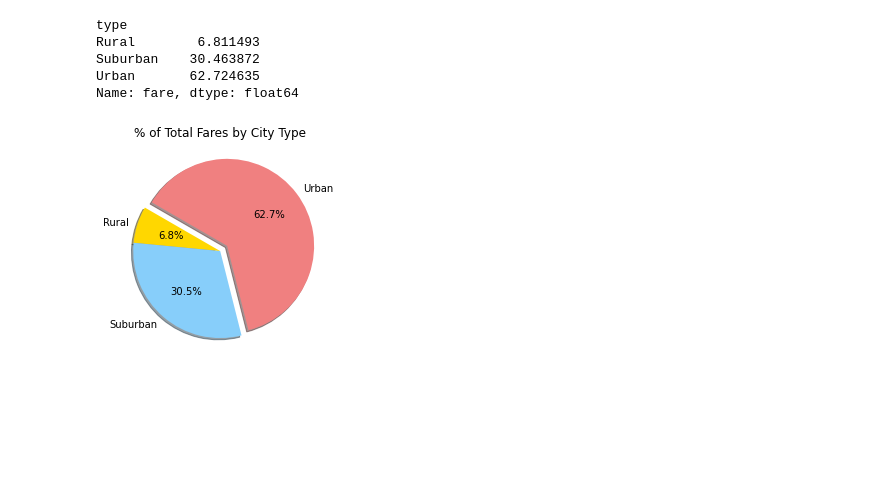
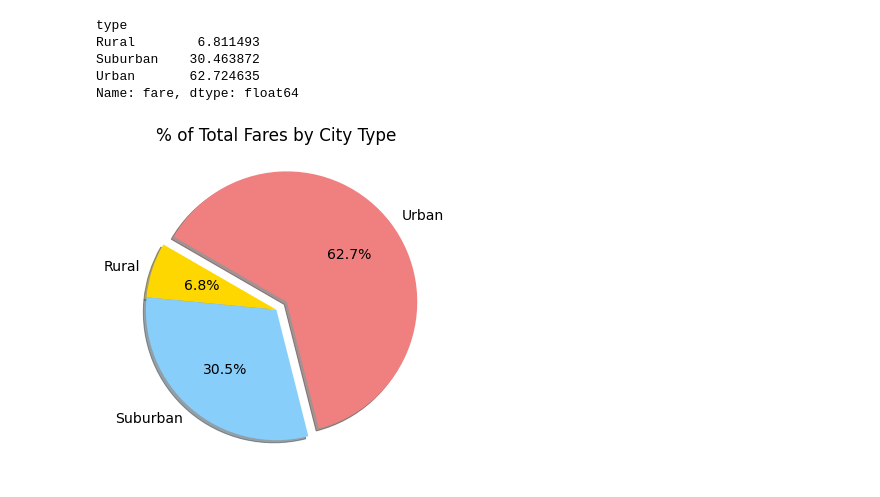
Before and after one commit to chuynh17/PyBer_Analysis, a Jupyter notebook: PyBer.ipynb, the cells around one changed output. Saved outputs shown, nothing was run; the diff lists cells and outputs as text; code cells hidden in the pictures; blank space fills up the shorter version.

```diff
--- a/PyBer.ipynb
+++ b/PyBer.ipynb
@@ -722,16 +722,19 @@ Name: fare, dtype: float64
 # %%
 # Build the percentage of fares by city type pie chart.
 import matplotlib as mpl
 
 plt.subplots(figsize=(10,6))
 plt.pie(type_percents,
     labels=["Rural", "Suburban", "Urban"],
     colors=["gold", "lightskyblue", "lightcoral"],
     explode=[0, 0, 0.1],
     autopct='%1.1f%%',
     shadow=True, startangle=150)
 plt.title("% of Total Fares by City Type")
+mpl.rcParams['font.size'] = 14
+# Save Figure
+plt.savefig("analysis/Fig5.png")
 # Show Figure
 plt.show()
 # %% [output]
-[figure, old version]
+[figure, new version]
```
